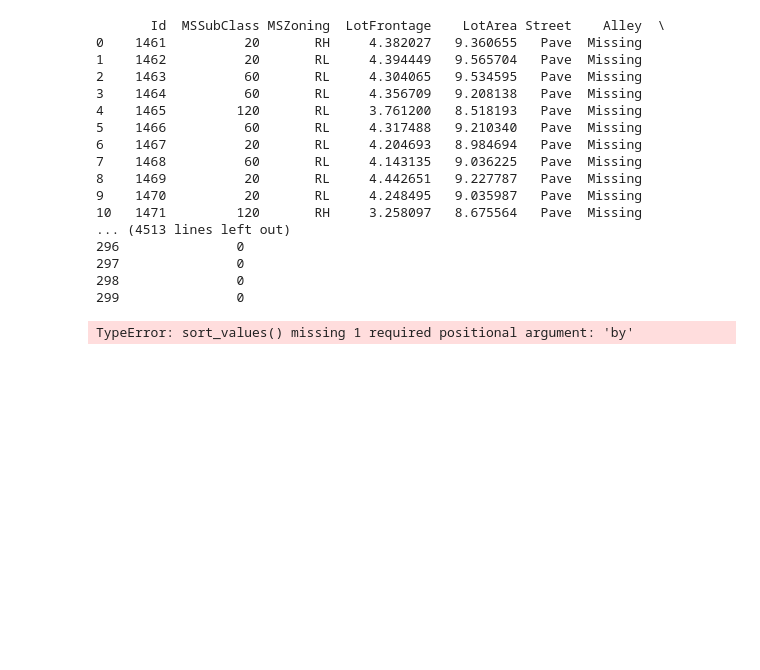
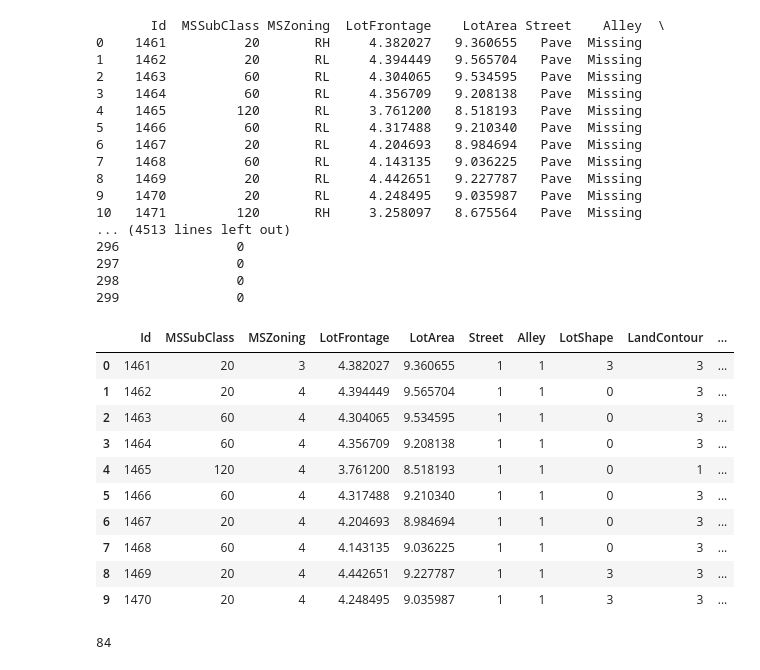
Before and after one commit to AkCoding/HousePrice-WebPage--ML, a Jupyter notebook: Six.ipynb, the cells around one changed output. Drawn from its saved outputs; the diff is of its cells as text; code cells hidden in the pictures; blank space fills up the shorter version.

Commit message:
Chore :handle Num Missing Values(test.csv)

```diff
--- a/Six.ipynb
+++ b/Six.ipynb
@@ -225,10 +225,27 @@ dataset1.head(300)
 297               0
 298               0
 299               0
-# %%
-for feature in categorical_features:
-    labels_ordered=dataset1.groupby(feature).mean().sort_values().index
-    labels_ordered={k:i for i,k in enumerate(labels_ordered,0)}
-    dataset1[feature]=dataset1[feature].map(labels_ordered)
-# %% [output]
-TypeError: sort_values() missing 1 required positional argument: 'by'
+# %%
+from sklearn.preprocessing import LabelEncoder
+for feature in categorical_features:
+    le = LabelEncoder()
+    dataset1[feature ]= le.fit_transform(dataset1[feature])
+# %%
+dataset1.head(10)
+# %% [output]
+|  | Id | MSSubClass | MSZoning | LotFrontage | LotArea | Street | Alley | LotShape | LandContour | ... |
+| 0 | 1461 | 20 | 3 | 4.382027 | 9.360655 | 1 | 1 | 3 | 3 | ... |
+| 1 | 1462 | 20 | 4 | 4.394449 | 9.565704 | 1 | 1 | 0 | 3 | ... |
+| 2 | 1463 | 60 | 4 | 4.304065 | 9.534595 | 1 | 1 | 0 | 3 | ... |
+| 3 | 1464 | 60 | 4 | 4.356709 | 9.208138 | 1 | 1 | 0 | 3 | ... |
+| 4 | 1465 | 120 | 4 | 3.761200 | 8.518193 | 1 | 1 | 0 | 1 | ... |
+| 5 | 1466 | 60 | 4 | 4.317488 | 9.210340 | 1 | 1 | 0 | 3 | ... |
+| 6 | 1467 | 20 | 4 | 4.204693 | 8.984694 | 1 | 1 | 0 | 3 | ... |
+| 7 | 1468 | 60 | 4 | 4.143135 | 9.036225 | 1 | 1 | 0 | 3 | ... |
+| 8 | 1469 | 20 | 4 | 4.442651 | 9.227787 | 1 | 1 | 3 | 3 | ... |
+| 9 | 1470 | 20 | 4 | 4.248495 | 9.035987 | 1 | 1 | 3 | 3 | ... |
+# %%
+scaling_feature=[feature for feature in dataset1.columns if feature not in ['Id'] ]
+len(scaling_feature)
+# %% [output]
+84
```
Also changed, not shown: parts of 2 cells of this notebook.
